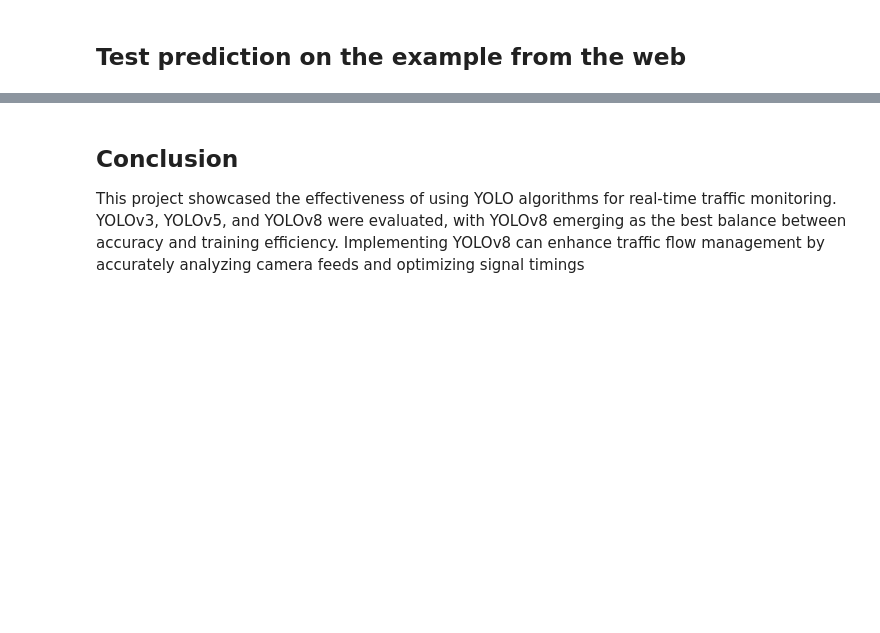
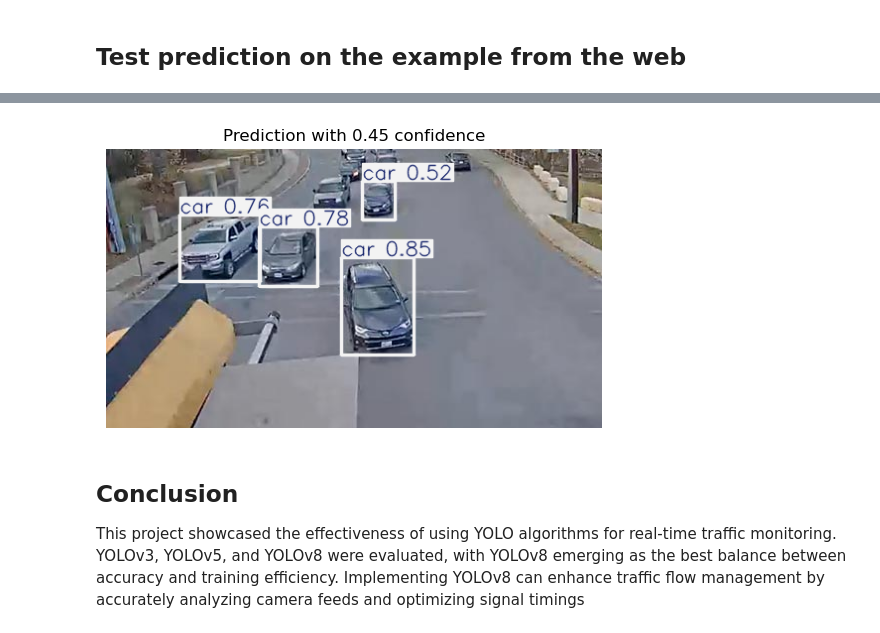
Before and after one commit to andrii-zapukhlyi/traffic_detection, a Jupyter notebook: traffic_detection.ipynb, the cells around one changed output, grey strips where cells are left out. Cells and saved outputs as stored; diff of their text form; code cells hidden in the pictures; blank space fills up the shorter version.

```diff
--- a/traffic_detection.ipynb
+++ b/traffic_detection.ipynb
@@ -244,6 +245,11 @@ The best overall confidence threshold for maximizing the F1 score across all cla
 # %% [markdown]
 ## Test prediction on the example from the web
 # %%
-results_test = yolo_v8.predict('https://www.webcamtaxi.com/images/template/thumbs/usa-texas-aquarena.springs-drive.jpg', verbose = False)
-results_test[0].show()
+results_test = yolo_v8.predict('https://www.webcamtaxi.com/images/template/thumbs/usa-texas-aquarena.springs-drive.jpg', conf = 0.45)
+img = results_test[0].plot()
+img_rgb = cv2.cvtColor(img, cv2.COLOR_BGR2RGB)
+plt.imshow(img_rgb)
+plt.axis('off')
+plt.title("Prediction with 0.45 confidence")
+plt.show()
 # %% [output]
@@ -251,3 +257,4 @@ Downloading https://www.webcamtaxi.com/images/template/thumbs/usa-texas-aquarena
+[figure, added]
 # %% [markdown]
 ## Conclusion
 
```
Also changed, not shown: parts of 2 cells of this notebook.
